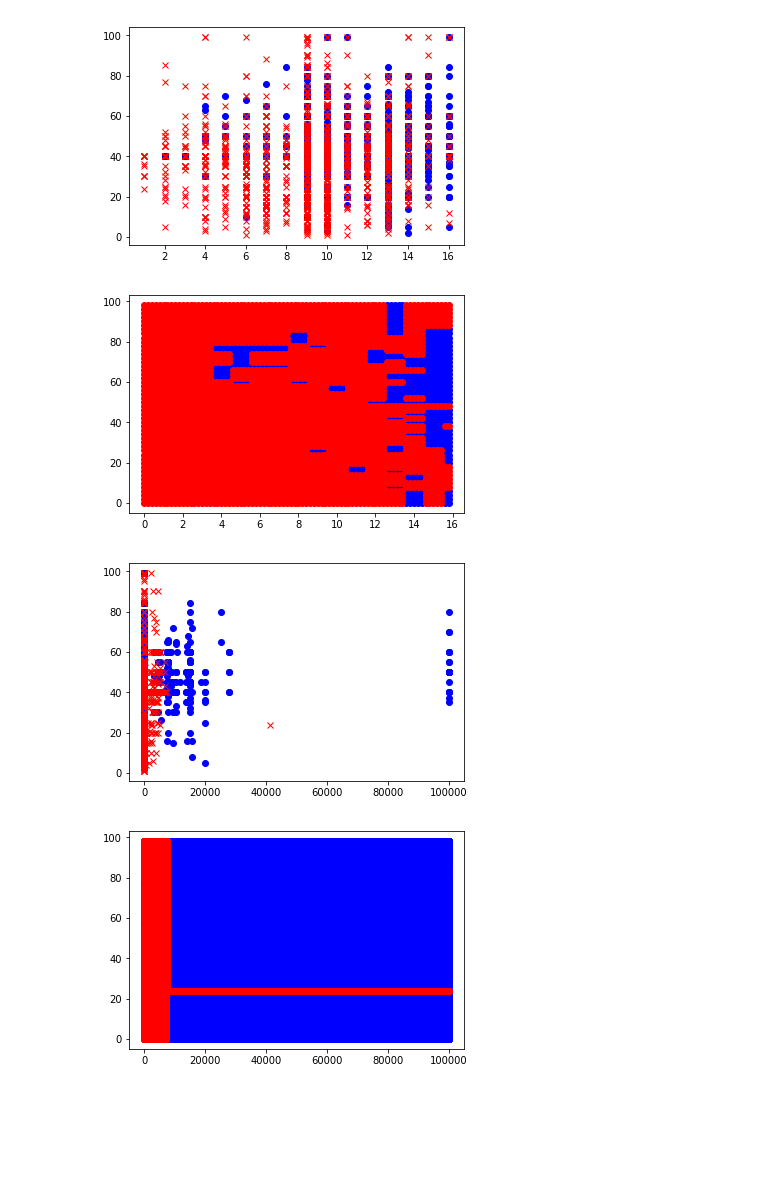
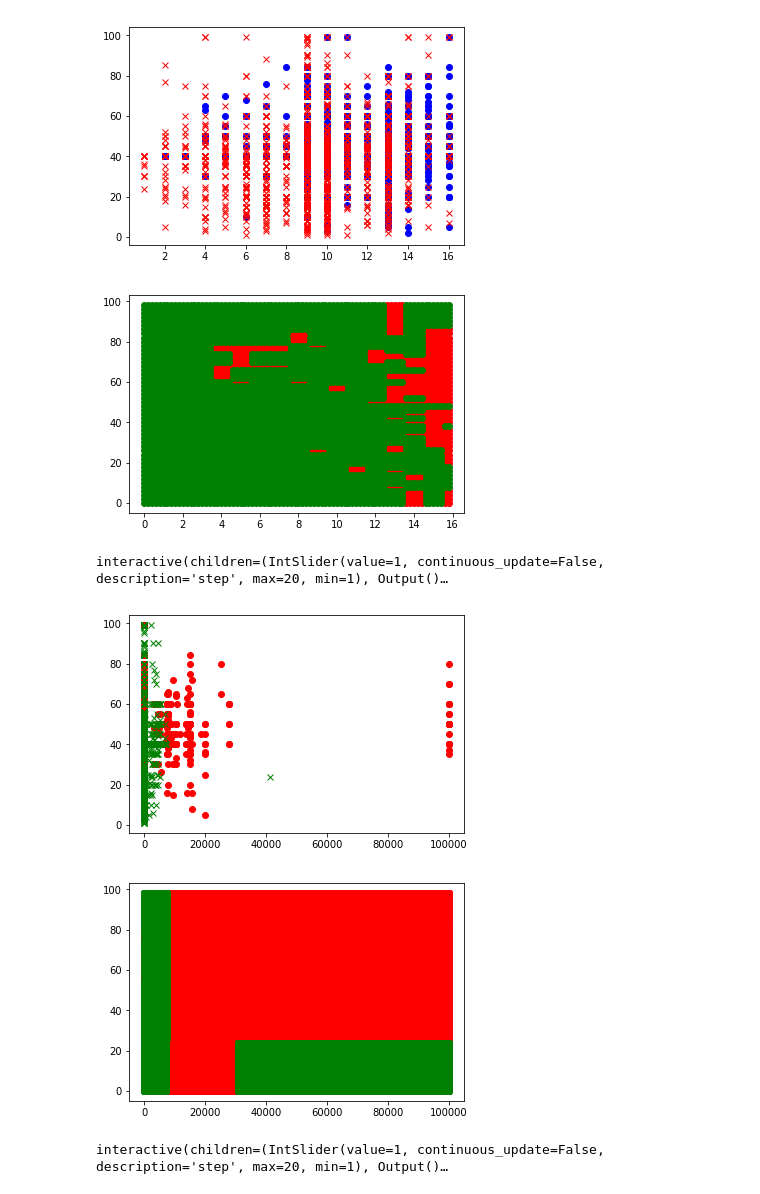
Before and after one commit to CodeEd-eV/ML-01-Decision-Tree, a Jupyter notebook: 00-introduction.ipynb, the cells around one changed output. Saved outputs shown, nothing was run; the diff lists cells and outputs as text; code cells hidden in the pictures; blank space fills up the shorter version.

Commit message:
interactive component

```diff
--- a/00-introduction.ipynb
+++ b/00-introduction.ipynb
@@ -178,12 +220,29 @@ surface_u = xy[surface_class == "<=50K"]
 # %%
 import matplotlib.pyplot as plt
 x = range(1,10)
 y = range(1,10)
-plt.plot(surface_o[:,0],surface_o[:,1],'bo')
-plt.plot(surface_u[:,0],surface_u[:,1],'ro')
+plt.plot(surface_o[:,0],surface_o[:,1],'ro')
+plt.plot(surface_u[:,0],surface_u[:,1],'go')
 plt.show()
 # %% [output]
-[figure, old version]
+[figure, new version]
+# %%
+import ipywidgets
+from ipywidgets import interactive
+
+attr = ['education-num','hours-per-week', 'class']
+data = val[attr]
+
+X = data[['education-num', 'hours-per-week']]
+Y = data[['class']]
+
+iplot = interactive(lambda step: plot_step(step, X, Y),
+                    step=ipywidgets.IntSlider(
+                        min=1, max=20, step=1, value=1, continuous_update=False
+                    ))
+iplot
+# %% [output]
+interactive(children=(IntSlider(value=1, continuous_update=False, description='step', max=20, min=1), Output()…
 # %%
 attr = ['capital-gain','hours-per-week', 'class']
 
@@ -194,11 +253,11 @@ data_u50 = data[data[attr[-1]] == "<=50K"]
 import matplotlib.pyplot as plt
 x = range(1,10)
 y = range(1,10)
-plt.plot(data_o50[attr[0]],data_o50[attr[1]],'bo')
-plt.plot(data_u50[attr[0]],data_u50[attr[1]],'rx')
+plt.plot(data_o50[attr[0]],data_o50[attr[1]],'ro')
+plt.plot(data_u50[attr[0]],data_u50[attr[1]],'gx')
 plt.show()
 # %% [output]
-[figure, old version]
+[figure, new version]
 # %%
 from sklearn import tree
 clf = tree.DecisionTreeClassifier()
@@ -219,8 +278,25 @@ surface_u = xy[surface_class == "<=50K"]
 import matplotlib.pyplot as plt
 x = range(1,10)
 y = range(1,10)
-plt.plot(surface_o[:,0],surface_o[:,1],'bo')
-plt.plot(surface_u[:,0],surface_u[:,1],'ro')
+plt.plot(surface_o[:,0],surface_o[:,1],'ro')
+plt.plot(surface_u[:,0],surface_u[:,1],'go')
 plt.show()
 # %% [output]
-[figure, old version]
+[figure, new version]
+# %%
+import ipywidgets
+from ipywidgets import interactive
+
+attr = ['capital-gain','hours-per-week', 'class']
+data = val[attr]
+
+X = data[['capital-gain', 'hours-per-week']]
+Y = data[['class']]
+
+iplot = interactive(lambda step: plot_step(step, X, Y),
+                    step=ipywidgets.IntSlider(
+                        min=1, max=20, step=1, value=1, continuous_update=False
+                    ))
+iplot
+# %% [output]
+interactive(children=(IntSlider(value=1, continuous_update=False, description='step', max=20, min=1), Output()…
```
Also changed, not shown: parts of 10 cells of this notebook, 1 other file.
